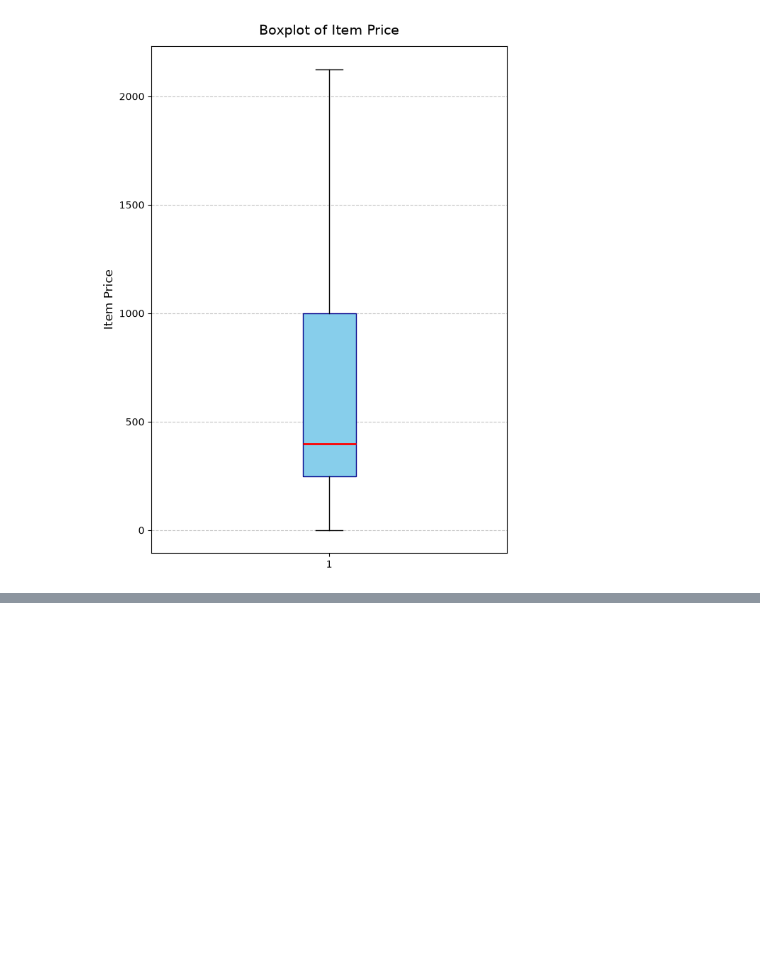
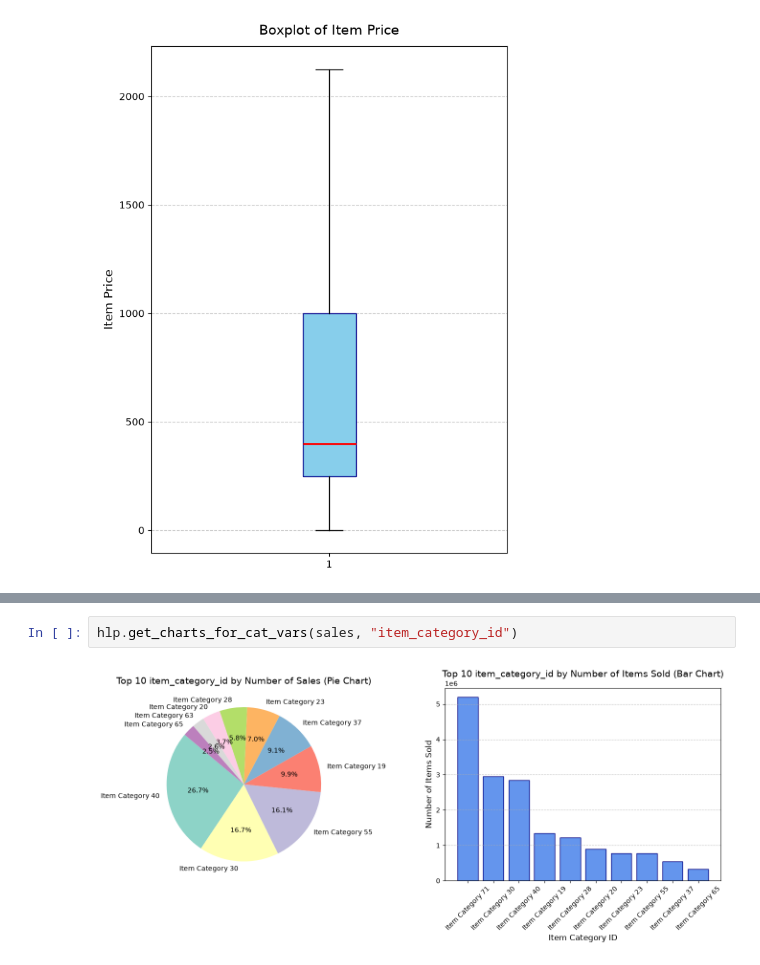
Before and after one commit to Dan23ws12/Kaggle-Predict-Future-Sales, a Jupyter notebook: src/exploratory_data_analysis.ipynb, the cells around one changed output, grey strips where cells are left out. Drawn from its saved outputs; the diff is of its cells as text; blank space fills up the shorter version.

```diff
--- a/src/exploratory_data_analysis.ipynb
+++ b/src/exploratory_data_analysis.ipynb
@@ -202,0 +109,4 @@ plt.show()
+# %%
+hlp.get_charts_for_cat_vars(sales, "item_category_id")
+# %% [output]
+[figure, added]
```
Also changed, not shown: parts of 10 cells of this notebook.
